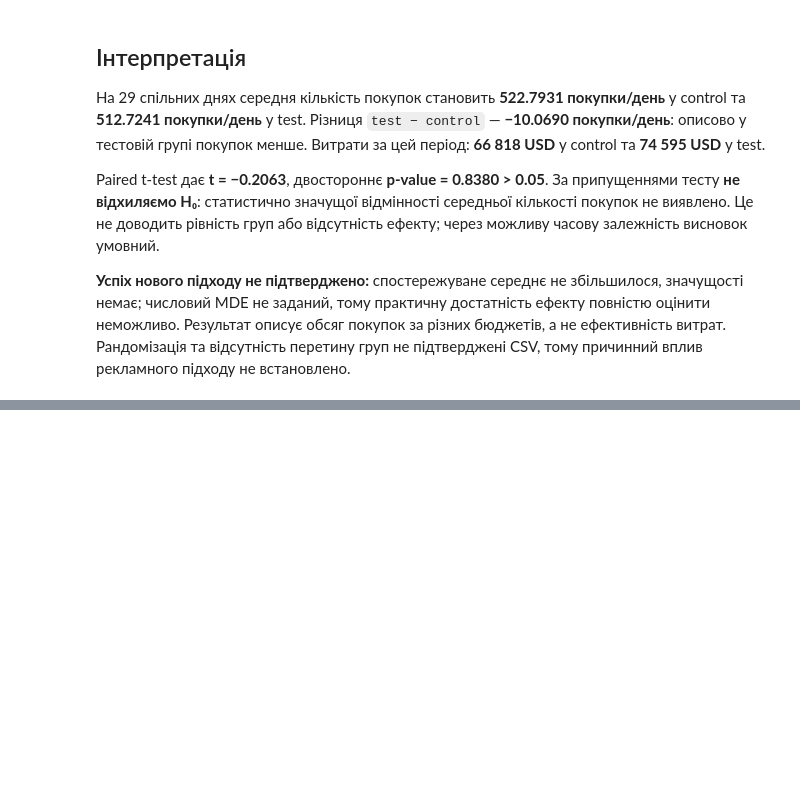
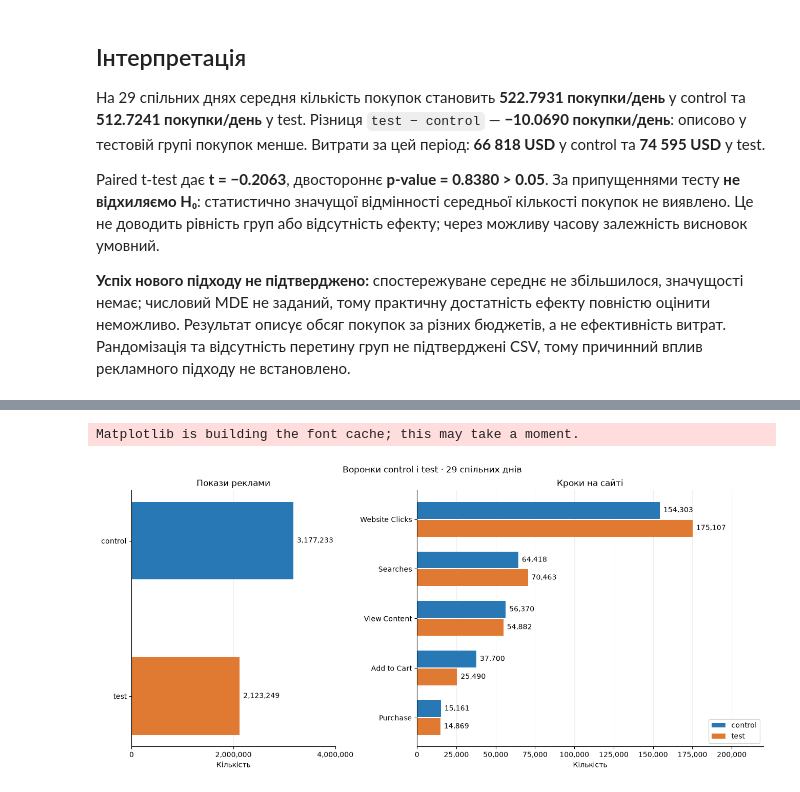
Before and after one commit to IegorOrlov/goit-pa-as-hw-fp, a Jupyter notebook: Орлов_Final Project.ipynb, the cells around one changed output, grey strips where cells are left out. Saved outputs shown, nothing was run; the diff lists cells and outputs as text; code cells hidden in the pictures; blank space fills up the shorter version.

```diff
--- a/Орлов_Final Project.ipynb
+++ b/Орлов_Final Project.ipynb
@@ -136,0 +143,38 @@ Paired t-test дає **t = −0.2063**, двостороннє **p-value = 0.838
+# %%
+import matplotlib.pyplot as plt
+from matplotlib.ticker import StrMethodFormatter
+
+stages = ["Impressions", "Website Clicks", "Searches", "View Content", "Add to Cart", "Purchase"]
+funnel_totals = {}
+for group in ["control", "test"]:
+    funnel_frame = pd.read_csv(f"{group}_group.csv", sep=";")
+    funnel_frame["Date"] = pd.to_datetime(funnel_frame["Date"], format="%d.%m.%Y")
+    funnel_totals[group] = funnel_frame.set_index("Date").loc[
+        paired.index, [f"# of {stage}" for stage in stages]
+    ].sum().to_numpy()
+
+colors = {"control": "#2878B5", "test": "#E07A32"}
+fig, axes = plt.subplots(1, 2, figsize=(13, 6), width_ratios=[1, 1.7], layout="constrained")
+for index, group in enumerate(["control", "test"]):
+    impression_bars = axes[0].barh(index, funnel_totals[group][0], color=colors[group], height=0.5)
+    axes[0].bar_label(impression_bars, labels=[f"{funnel_totals[group][0]:,.0f}"], padding=5)
+    positions = [step + (index - 0.5) * 0.36 for step in range(5)]
+    stage_bars = axes[1].barh(positions, funnel_totals[group][1:], height=0.34, color=colors[group], label=group)
+    axes[1].bar_label(stage_bars, labels=[f"{value:,.0f}" for value in funnel_totals[group][1:]], padding=5)
+
+axes[0].set(yticks=[0, 1], yticklabels=["control", "test"], title="Покази реклами", xlim=(0, 4_000_000))
+axes[1].set(yticks=range(5), yticklabels=stages[1:], title="Кроки на сайті", xlim=(0, 220_000))
+for axis in axes:
+    axis.invert_yaxis()
+    axis.set_xlabel("Кількість")
+    axis.xaxis.set_major_formatter(StrMethodFormatter("{x:,.0f}"))
+    axis.grid(axis="x", alpha=0.2)
+    axis.set_axisbelow(True)
+    axis.spines[["top", "right"]].set_visible(False)
+axes[0].set_xticks([0, 2_000_000, 4_000_000])
+axes[1].legend(loc="lower right")
+fig.suptitle("Воронки control і test · 29 спільних днів")
+plt.show()
+# %% [output]
+Matplotlib is building the font cache; this may take a moment.
+[figure, added]
```
Also changed, not shown: parts of 2 cells of this notebook, 1 other file.
